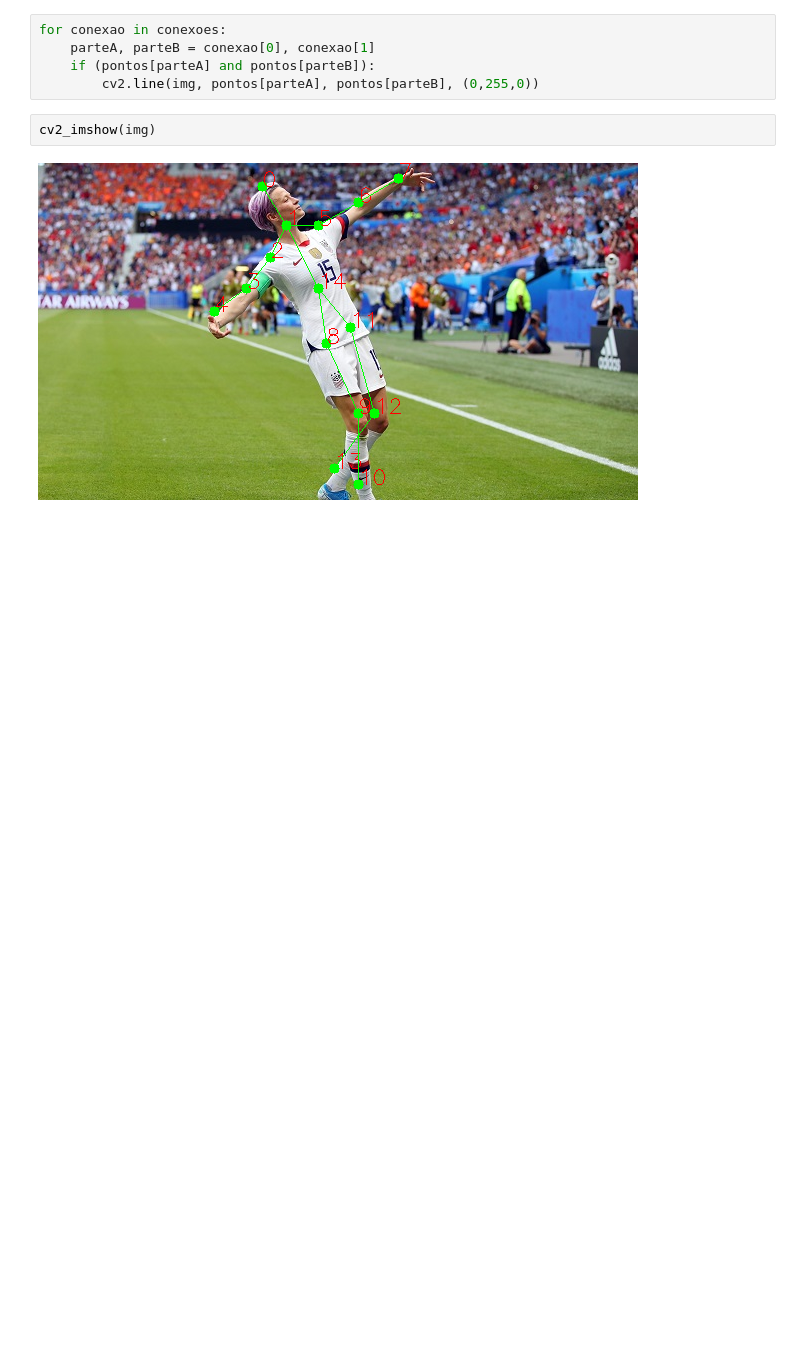
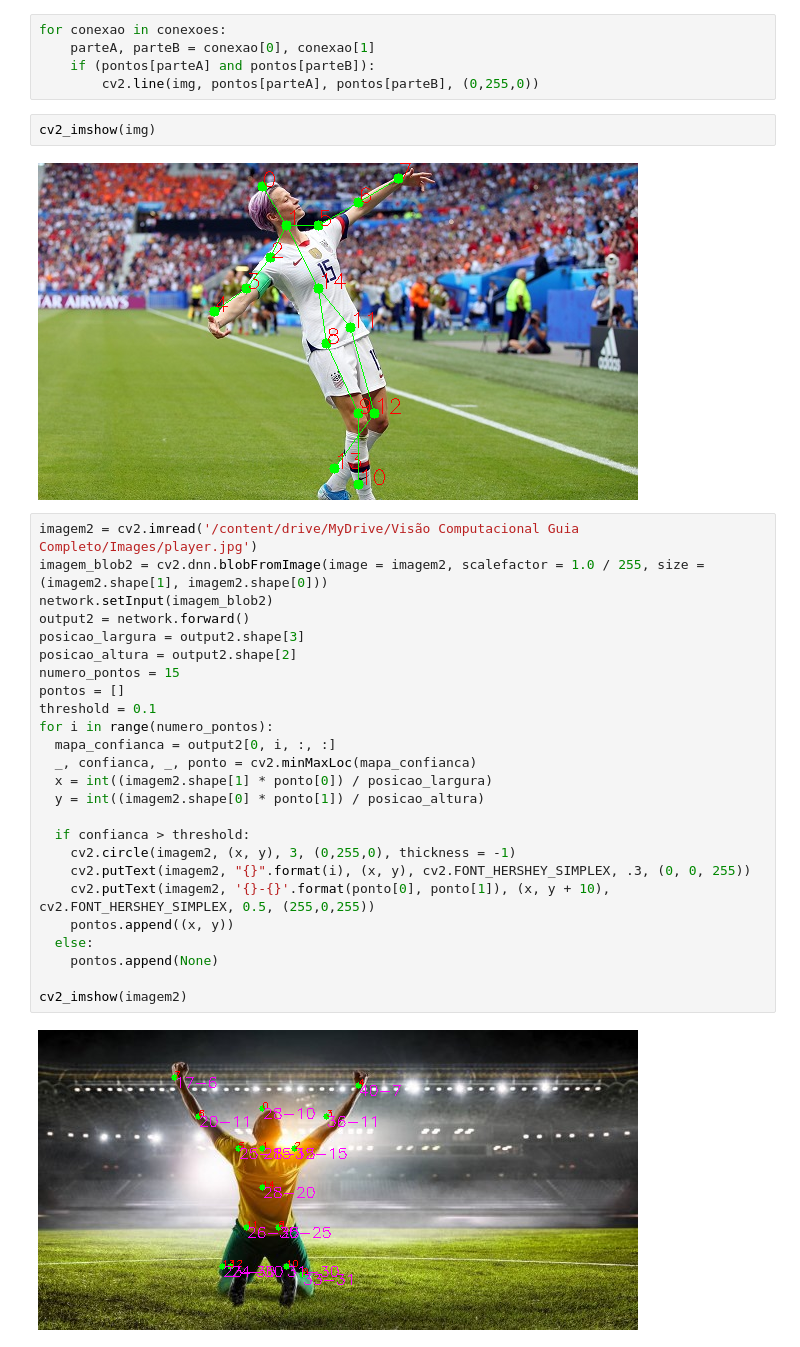
Before and after one commit to KauaHenSilva/python_gesture_recognition, a Jupyter notebook: body_points_detection.ipynb, the cells around one changed output. Drawn from its saved outputs; the diff is of its cells as text; blank space fills up the shorter version.

```diff
--- a/body_points_detection.ipynb
+++ b/body_points_detection.ipynb
@@ -151,3 +151,30 @@ for conexao in conexoes:
 cv2_imshow(img)
 # %% [output]
 [figure]
+# %%
+imagem2 = cv2.imread('/content/drive/MyDrive/Visão Computacional Guia Completo/Images/player.jpg')
+imagem_blob2 = cv2.dnn.blobFromImage(image = imagem2, scalefactor = 1.0 / 255, size = (imagem2.shape[1], imagem2.shape[0]))
+network.setInput(imagem_blob2)
+output2 = network.forward()
+posicao_largura = output2.shape[3]
+posicao_altura = output2.shape[2]
+numero_pontos = 15
+pontos = []
+threshold = 0.1
+for i in range(numero_pontos):
+  mapa_confianca = output2[0, i, :, :]
+  _, confianca, _, ponto = cv2.minMaxLoc(mapa_confianca)
+  x = int((imagem2.shape[1] * ponto[0]) / posicao_largura)
+  y = int((imagem2.shape[0] * ponto[1]) / posicao_altura)
+
+  if confianca > threshold:
+    cv2.circle(imagem2, (x, y), 3, (0,255,0), thickness = -1)
+    cv2.putText(imagem2, "{}".format(i), (x, y), cv2.FONT_HERSHEY_SIMPLEX, .3, (0, 0, 255))
+    cv2.putText(imagem2, '{}-{}'.format(ponto[0], ponto[1]), (x, y + 10), cv2.FONT_HERSHEY_SIMPLEX, 0.5, (255,0,255))
+    pontos.append((x, y))
+  else:
+    pontos.append(None)
+
+cv2_imshow(imagem2)
+# %% [output]
+[figure, added]
```
Also changed, not shown: parts of 10 cells of this notebook.
